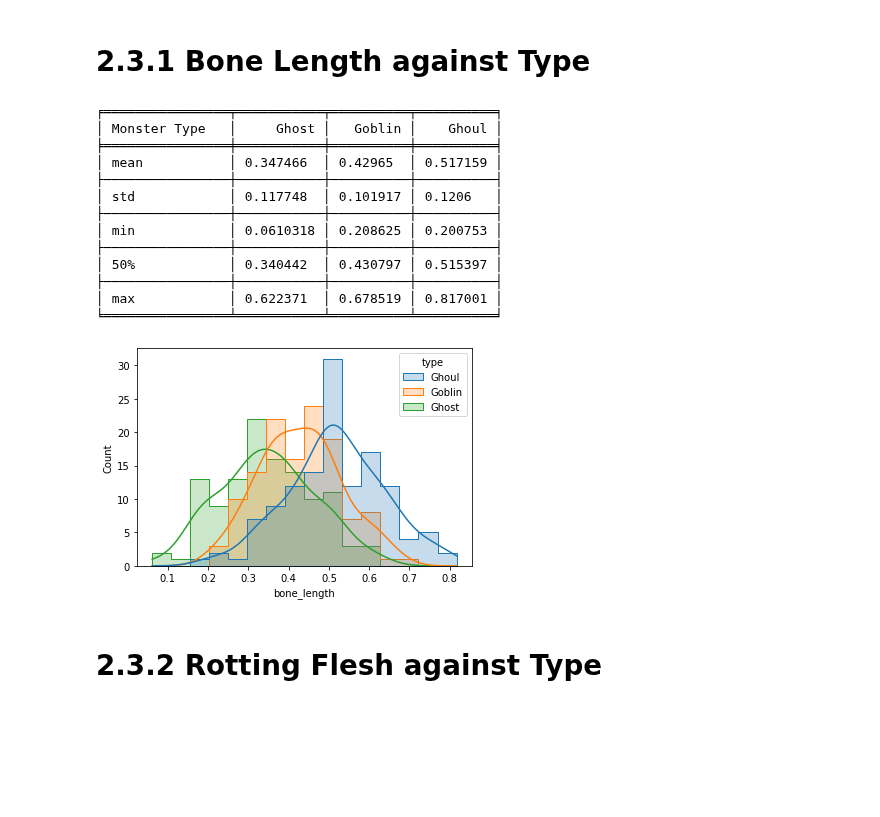
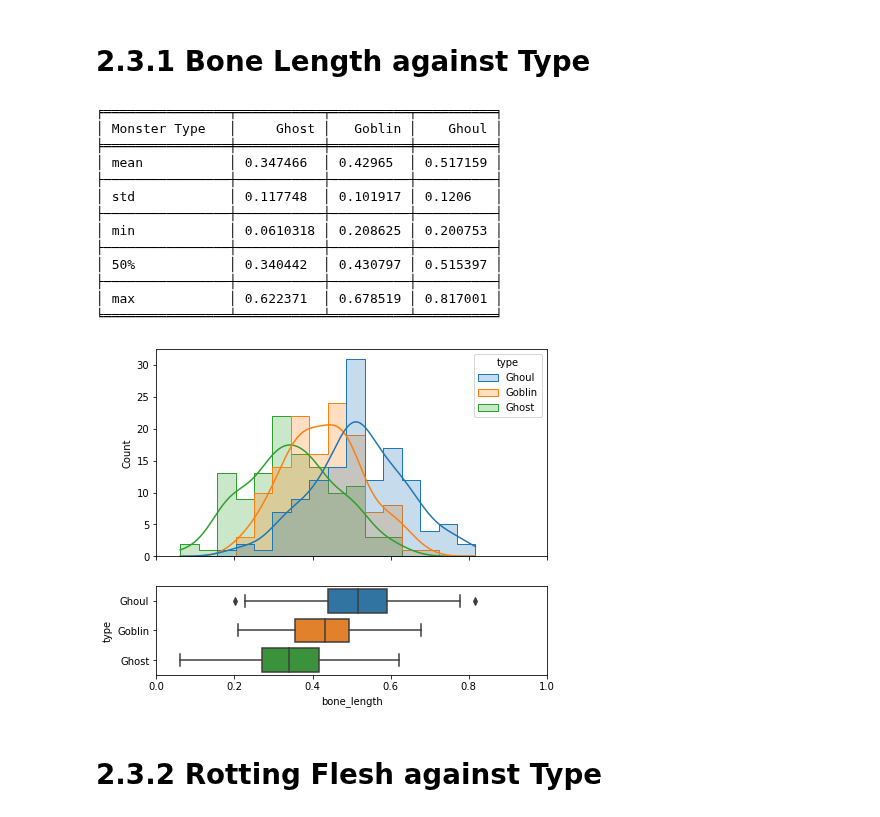
Before and after one commit to poolGolez/project-roosevelt, a Jupyter notebook: ghosts-goblins-ghosts-gotcha.ipynb, the cells around one changed output. Cells and saved outputs as stored; diff of their text form; code cells hidden in the pictures; blank space fills up the shorter version.

Commit message:
Add boxplot on against type analysis

```diff
--- a/ghosts-goblins-ghosts-gotcha.ipynb
+++ b/ghosts-goblins-ghosts-gotcha.ipynb
@@ -180,40 +180,53 @@ Let's peek on the features compared agains the target class, **Type**.
 # %% [markdown]
 # 2.3.1 Bone Length against Type
 # %%
-def bivariate_num_var_against_type(column):
-    def tabulate_col_stats(column):
+def bivariate_num_var_against_type(df, column):
+    def tabulate_col_stats(df, column):
         monster_types = ['Ghost', 'Goblin', 'Ghoul']
-        stats_per_monster = {monster: df[df['type'] == monster][column].describe() for monster in monster_types}
+        stats_per_monster = {monster: df[df['type'] == monster][column].describe() \
+                             for monster in monster_types}
 
         table_data =[ ["Monster Type"] + monster_types]
         for stat in ['mean', 'std', 'min', '50%', 'max']:
             row = [stat]
             for monster_type in monster_types:
                 row.append(stats_per_monster[monster_type][stat])
             table_data.append(row)
 
         print(tabulate(table_data, headers='firstrow', tablefmt='fancy_grid'))
         [stats_per_monster[m]['mean'] for m in monster_types]
 
-    sns.histplot(df, x='bone_length', hue='type', element="step", kde=True, common_norm=False)
-    tabulate_col_stats(column)
+    def visualize_col(df, column):
+        f, (ax_hist, ax_box) = plt.subplots(2, sharex=True, figsize=(7,6),
+                                            gridspec_kw={"height_ratios": (0.7, 0.3)})
+        ax_hist.set_xlim(0,1)
+        sns.histplot(df, x=column, hue='type',
+                     element="step",
+                     kde=True,
+                     common_norm=False,
+                     ax=ax_hist)
+        sns.boxplot(data=df, x=column, y='type',
+                    ax=ax_box)
 
-bivariate_num_var_against_type('bone_length')
+    visualize_col(df, column)
+    tabulate_col_stats(df, column)
+
+bivariate_num_var_against_type(df, 'bone_length')
 # %% [output]
 ╒════════════════╤═══════════╤══════════╤══════════╕
 │ Monster Type   │     Ghost │   Goblin │    Ghoul │
 ╞════════════════╪═══════════╪══════════╪══════════╡
 │ mean           │ 0.347466  │ 0.42965  │ 0.517159 │
 ├────────────────┼───────────┼──────────┼──────────┤
 │ std            │ 0.117748  │ 0.101917 │ 0.1206   │
 ├────────────────┼───────────┼──────────┼──────────┤
 │ min            │ 0.0610318 │ 0.208625 │ 0.200753 │
 ├────────────────┼───────────┼──────────┼──────────┤
 │ 50%            │ 0.340442  │ 0.430797 │ 0.515397 │
 ├────────────────┼───────────┼──────────┼──────────┤
 │ max            │ 0.622371  │ 0.678519 │ 0.817001 │
 ╘════════════════╧═══════════╧══════════╧══════════╛
-[figure, old version]
+[figure, new version]
 # %% [markdown]
 # 2.3.2 Rotting Flesh against Type
 # %%
```
Also changed, not shown: parts of 10 cells of this notebook.
